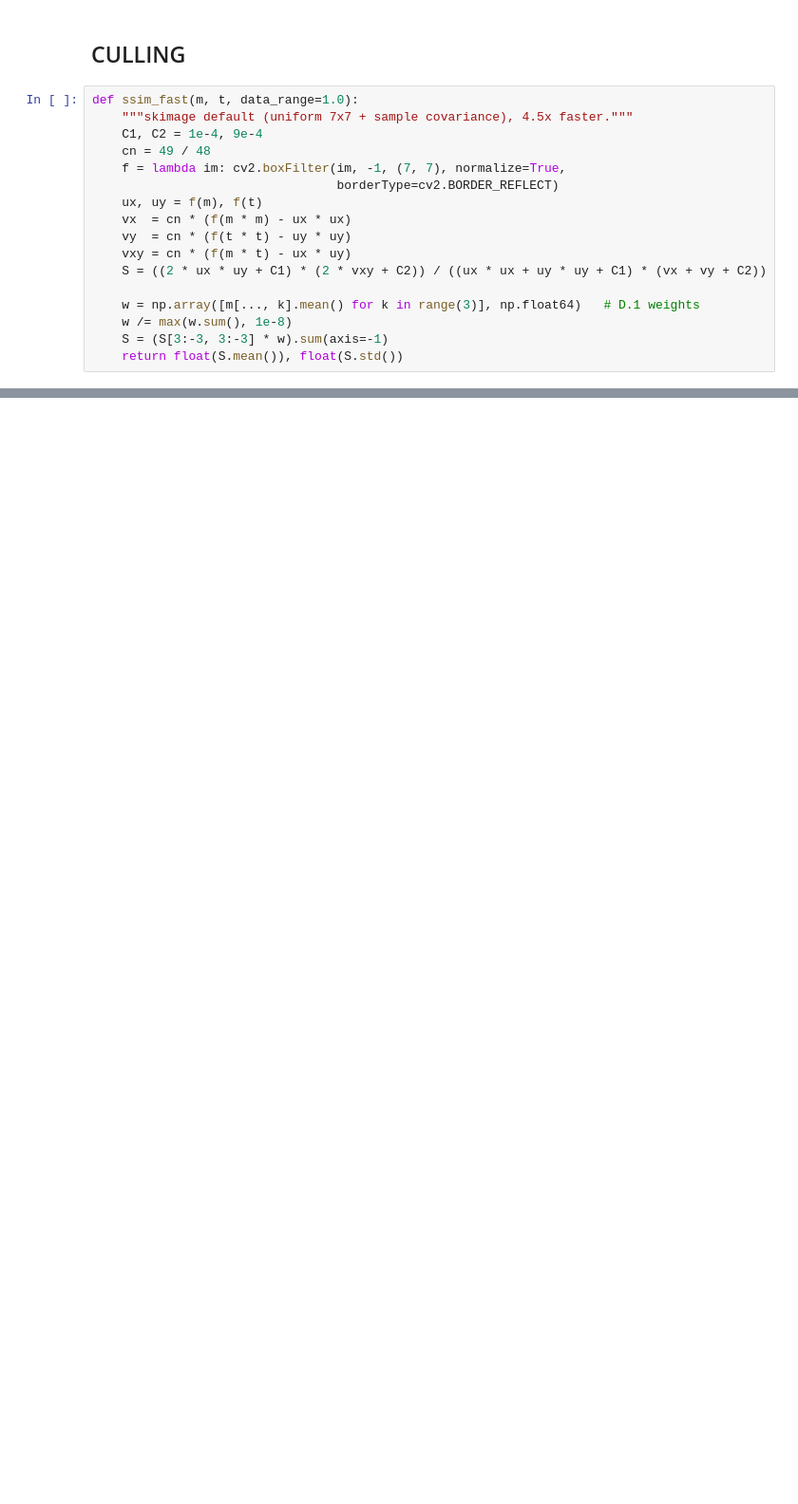
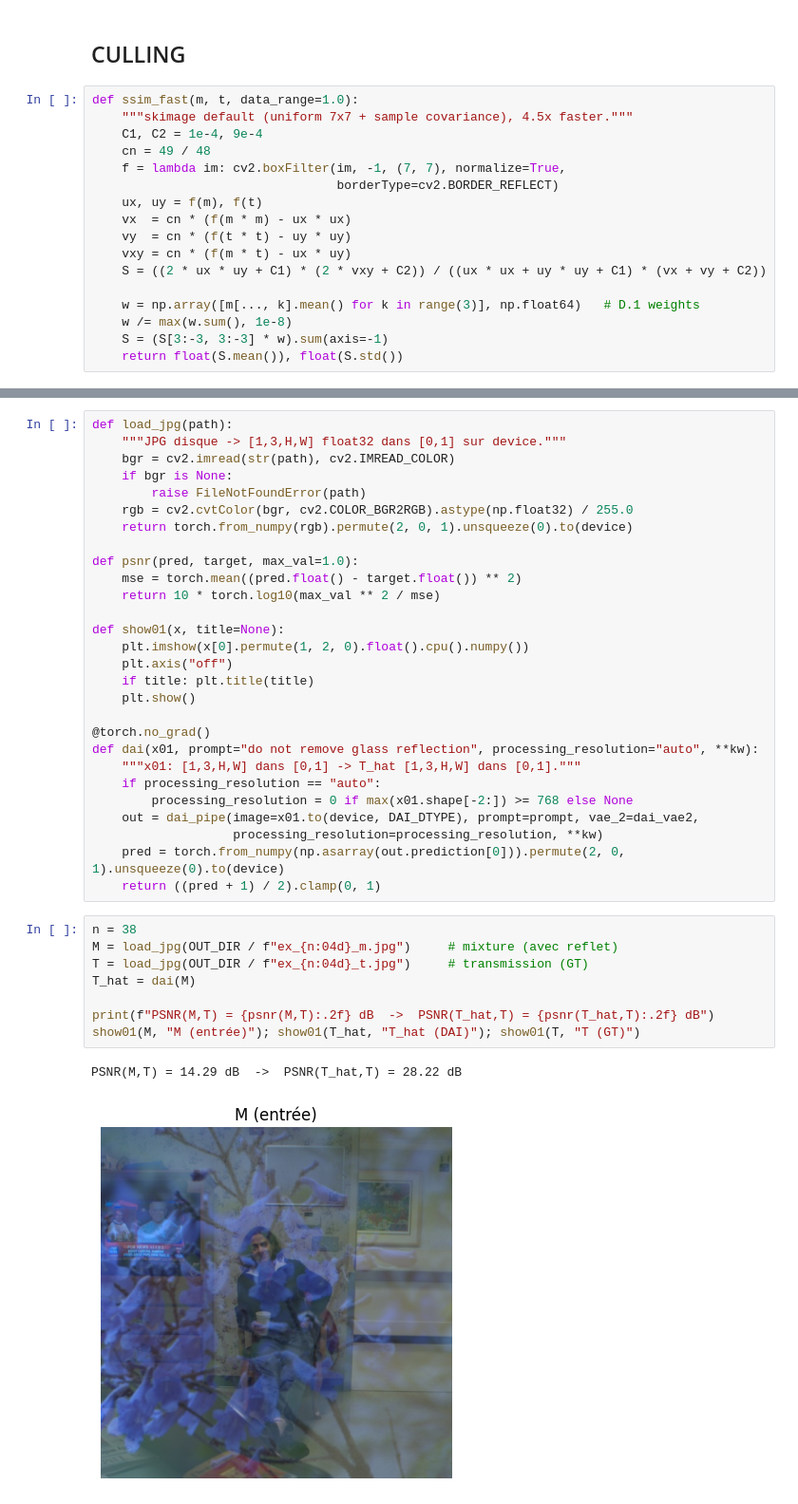
Before and after one commit to TheTrigun99/ProjectsDL, a Jupyter notebook: codingpapers/data_clean.ipynb, the cells around one changed output, grey strips where cells are left out. Shown at 95% size. Cells and saved outputs as stored; diff of their text form; blank space fills up the shorter version.

```diff
--- a/codingpapers/data_clean.ipynb
+++ b/codingpapers/data_clean.ipynb
@@ -1180,0 +1545,39 @@ t = a1188-MB_080329_068 (indoor), r = a3683-KE_-0037 (indoor)
+# %%
+def load_jpg(path):
+    """JPG disque -> [1,3,H,W] float32 dans [0,1] sur device."""
+    bgr = cv2.imread(str(path), cv2.IMREAD_COLOR)
+    if bgr is None:
+        raise FileNotFoundError(path)
+    rgb = cv2.cvtColor(bgr, cv2.COLOR_BGR2RGB).astype(np.float32) / 255.0
+    return torch.from_numpy(rgb).permute(2, 0, 1).unsqueeze(0).to(device)
+
+def psnr(pred, target, max_val=1.0):
+    mse = torch.mean((pred.float() - target.float()) ** 2)
+    return 10 * torch.log10(max_val ** 2 / mse)
+
+def show01(x, title=None):
+    plt.imshow(x[0].permute(1, 2, 0).float().cpu().numpy())
+    plt.axis("off")
+    if title: plt.title(title)
+    plt.show()
+
+@torch.no_grad()
+def dai(x01, prompt="do not remove glass reflection", processing_resolution="auto", **kw):
+    """x01: [1,3,H,W] dans [0,1] -> T_hat [1,3,H,W] dans [0,1]."""
+    if processing_resolution == "auto":
+        processing_resolution = 0 if max(x01.shape[-2:]) >= 768 else None
+    out = dai_pipe(image=x01.to(device, DAI_DTYPE), prompt=prompt, vae_2=dai_vae2,
+                   processing_resolution=processing_resolution, **kw)
+    pred = torch.from_numpy(np.asarray(out.prediction[0])).permute(2, 0, 1).unsqueeze(0).to(device)
+    return ((pred + 1) / 2).clamp(0, 1)
+# %%
+n = 38
+M = load_jpg(OUT_DIR / f"ex_{n:04d}_m.jpg")     # mixture (avec reflet)
+T = load_jpg(OUT_DIR / f"ex_{n:04d}_t.jpg")     # transmission (GT)
+T_hat = dai(M)
+
+print(f"PSNR(M,T) = {psnr(M,T):.2f} dB  ->  PSNR(T_hat,T) = {psnr(T_hat,T):.2f} dB")
+show01(M, "M (entrée)"); show01(T_hat, "T_hat (DAI)"); show01(T, "T (GT)")
+# %% [output]
+PSNR(M,T) = 14.29 dB  ->  PSNR(T_hat,T) = 28.22 dB
+[figure, added]
```
Also changed, not shown: parts of 38 cells of this notebook, 6 other files.
